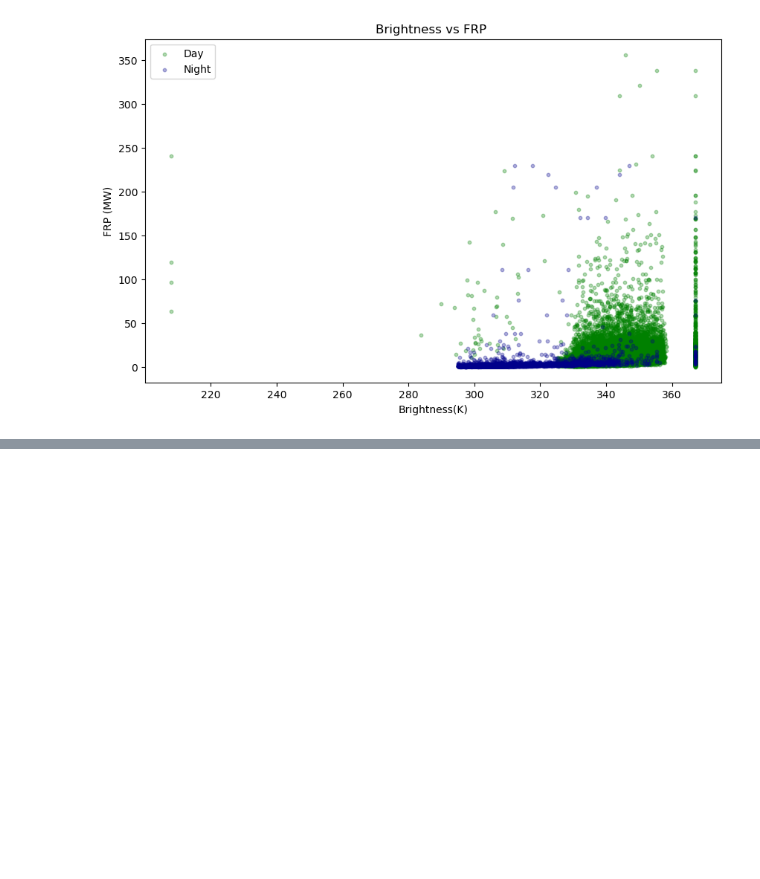
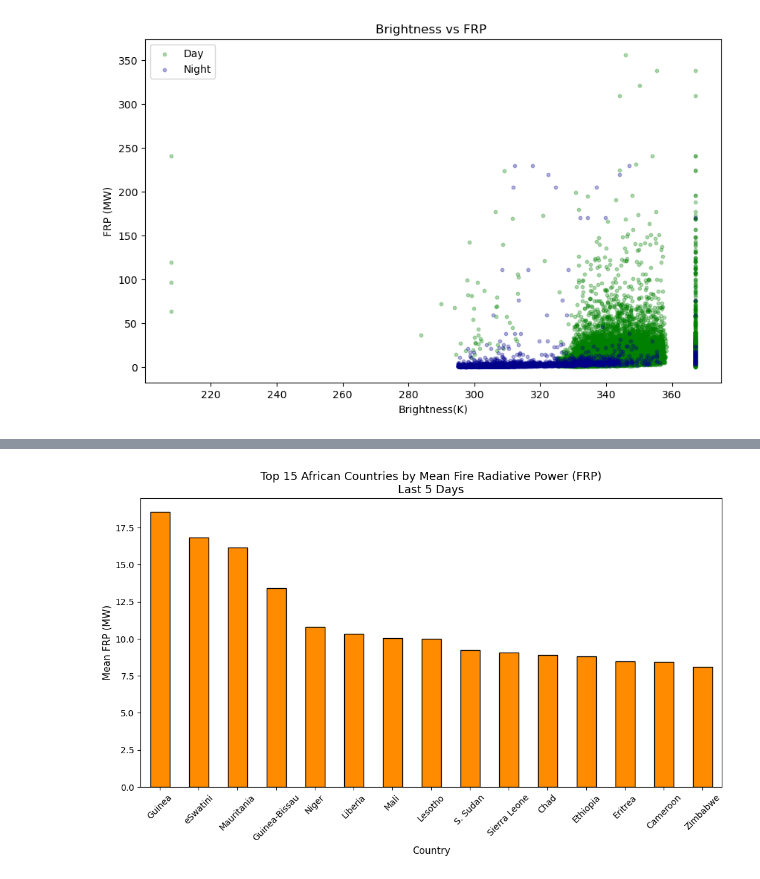
Before and after one commit to maraz999/sds210_project_wildfire, a Jupyter notebook: notebooks/wildfire_analysis.ipynb, the cells around one changed output, grey strips where cells are left out. Saved outputs shown, nothing was run; the diff lists cells and outputs as text; code cells hidden in the pictures; blank space fills up the shorter version.

```diff
--- a/notebooks/wildfire_analysis.ipynb
+++ b/notebooks/wildfire_analysis.ipynb
@@ -214,2 +214,23 @@ fires_africa.groupby("NAME")["frp"].agg(["count", "mean", "median"]
 | Morocco | 38 | 1.92 | 0.74 |
 | Tunisia | 7 | 1.27 | 0.99 |
+# %%
+top_countries = (fires_africa.groupby("NAME")["frp"]
+                 .mean()
+                 .round(2)
+                 .sort_values(ascending=False)
+                 .head(15))
+
+fig, ax = plt.subplots(figsize=(12, 6))
+
+top_countries.plot(kind="bar", ax=ax, color="#FF8C00", edgecolor="black")
+
+ax.set_title("Top 15 African Countries by Mean Fire Radiative Power (FRP)\nLast 5 Days",
+             fontsize=13)
+
+ax.set_xlabel("Country", fontsize=11)
+ax.set_ylabel("Mean FRP (MW)", fontsize=11)
+ax.tick_params(axis="x", rotation=45)
+
+plt.show()
+# %% [output]
+[figure, added]
```
Also changed, not shown: parts of 3 cells of this notebook.
